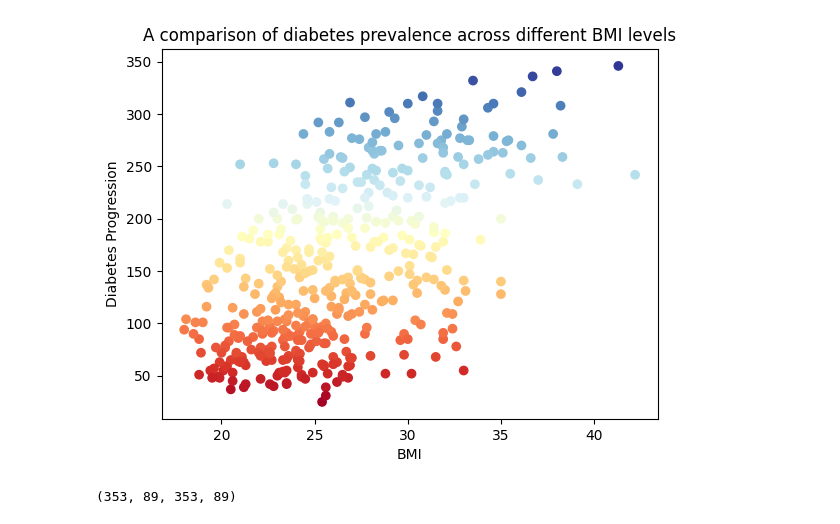
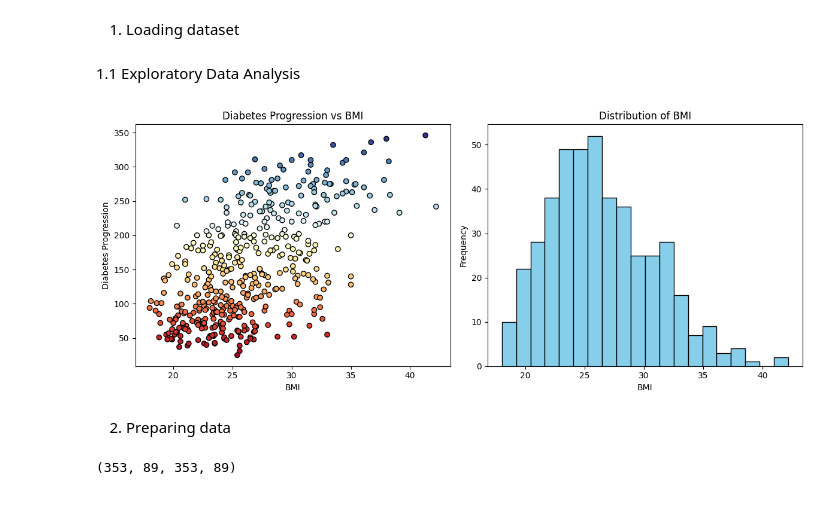
Before and after one commit to matcze/pytorch_algorithm, a Jupyter notebook: pytorch_algoritm.ipynb, the cells around one changed output. Saved outputs shown, nothing was run; the diff lists cells and outputs as text; code cells hidden in the pictures.

```diff
--- a/pytorch_algoritm.ipynb
+++ b/pytorch_algoritm.ipynb
@@ -8 +9,3 @@ from torch import nn
+# %% [markdown]
+1. Loading dataset
 # %%
@@ -11,11 +14,25 @@ X = X[:,2] # for the purpose of comparison, the analysis was restricted to a sin
+# %% [markdown]
+1.1 Exploratory Data Analysis
 # %%
-plt.scatter(x=X,y=y, c=y, cmap=plt.cm.RdYlBu)
-plt.title("A comparison of diabetes prevalence across different BMI levels")
-plt.xlabel("BMI")
-plt.ylabel("Diabetes Progression")
+fig, ax = plt.subplots(1, 2, figsize=(12, 5))
+
+ax[0].scatter(X, y, c=y, cmap=plt.cm.RdYlBu, edgecolor='k')
+ax[0].set_title("Diabetes Progression vs BMI")
+ax[0].set_xlabel("BMI")
+ax[0].set_ylabel("Diabetes Progression")
+
+
+ax[1].hist(X, bins=20, color='skyblue', edgecolor='black')
+ax[1].set_title("Distribution of BMI")
+ax[1].set_xlabel("BMI")
+ax[1].set_ylabel("Frequency")
+
+plt.tight_layout()
 plt.show()
 # %% [output]
-[figure, old version]
+[figure, new version]
+# %% [markdown]
+2. Preparing data
 # %%
 X = torch.from_numpy(X).type(torch.float32)
 y = torch.from_numpy(y).type(torch.float32)
```
Also changed, not shown: parts of 11 cells of this notebook.
